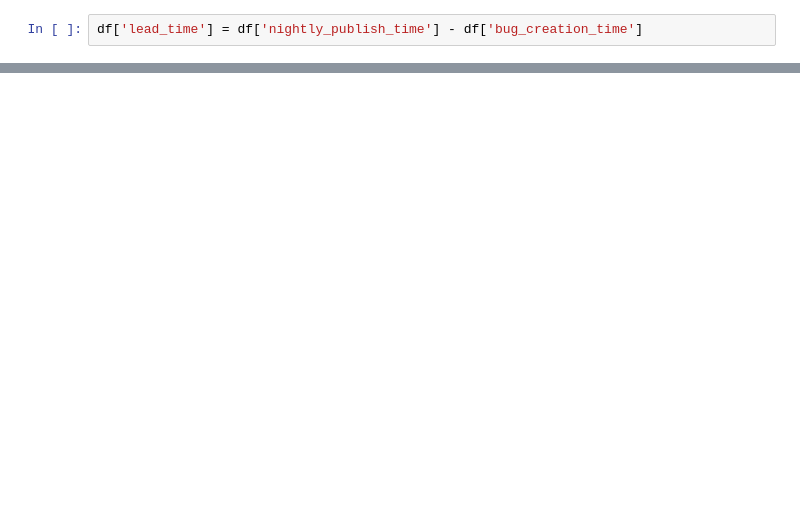
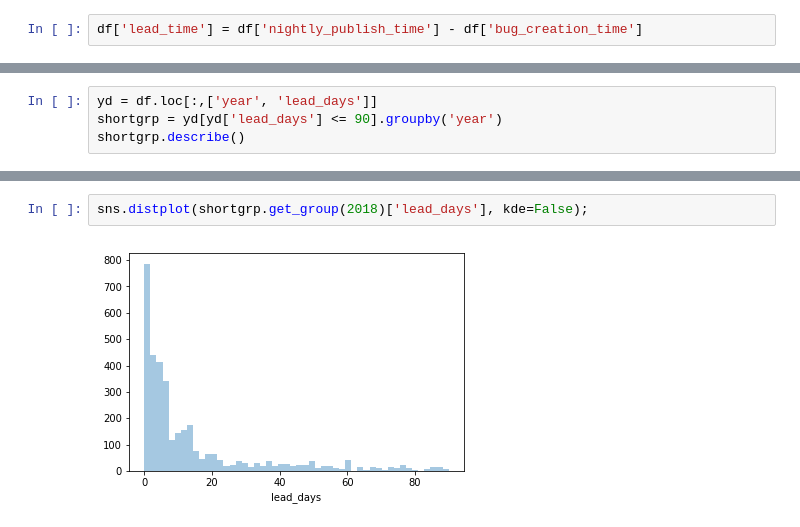
Before and after one commit to mars-f/firefox-workflow-analysis, a Jupyter notebook: analysis.ipynb, the cells around one changed output, grey strips where cells are left out. Saved outputs shown, nothing was run; the diff lists cells and outputs as text; blank space fills up the shorter version.

```diff
--- a/analysis.ipynb
+++ b/analysis.ipynb
@@ -96,0 +181,4 @@ Text(0.5, 0, 'lead time (days)')
+# %%
+yd = df.loc[:,['year', 'lead_days']]
+shortgrp = yd[yd['lead_days'] <= 90].groupby('year')
+shortgrp.describe()
@@ -96,0 +198,4 @@ Text(0.5, 0, 'lead time (days)')
+# %%
+sns.distplot(shortgrp.get_group(2018)['lead_days'], kde=False);
+# %% [output]
+[figure, added]
```
Also changed, not shown: parts of 57 cells of this notebook, 2 other files.
